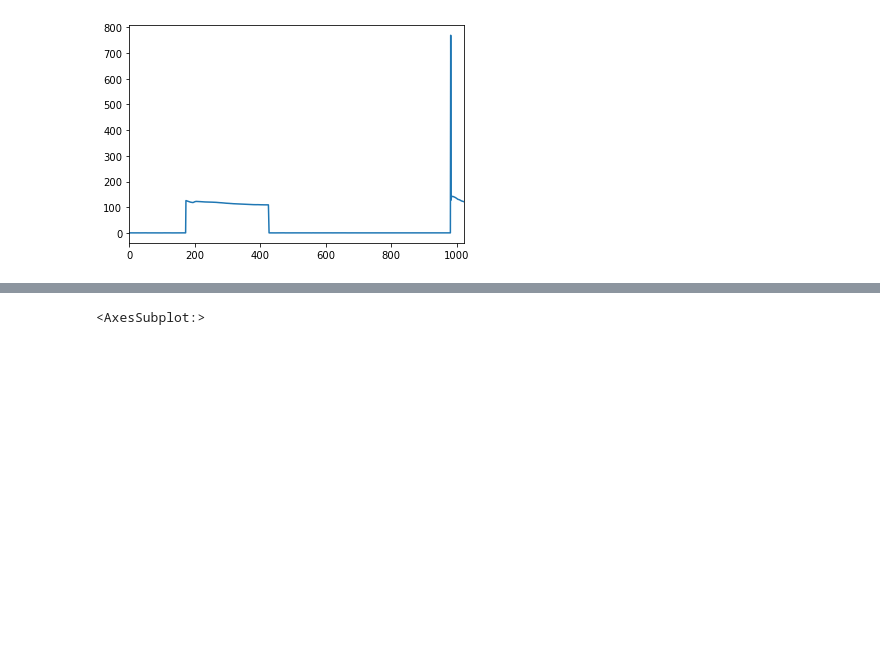
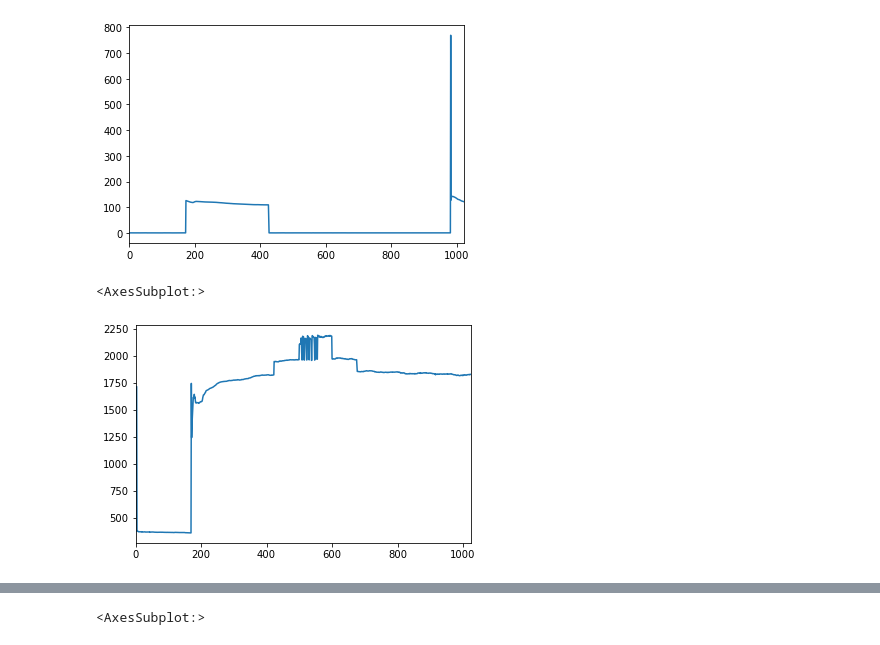
Before and after one commit to caxefaizan/RNN_Model, a Jupyter notebook: Get Data.ipynb, the cells around one changed output, grey strips where cells are left out. Saved outputs shown, nothing was run; the diff lists cells and outputs as text; code cells hidden in the pictures; blank space fills up the shorter version.

```diff
--- a/Get Data.ipynb
+++ b/Get Data.ipynb
@@ -37,0 +40,6 @@ pd.Series(k).plot()
+# %%
+j[500:600] = j[500:600]+l[:100]
+pd.Series(j).plot()
+# %% [output]
+<AxesSubplot:>
+[figure, added]
```
Also changed, not shown: parts of 14 cells of this notebook.
